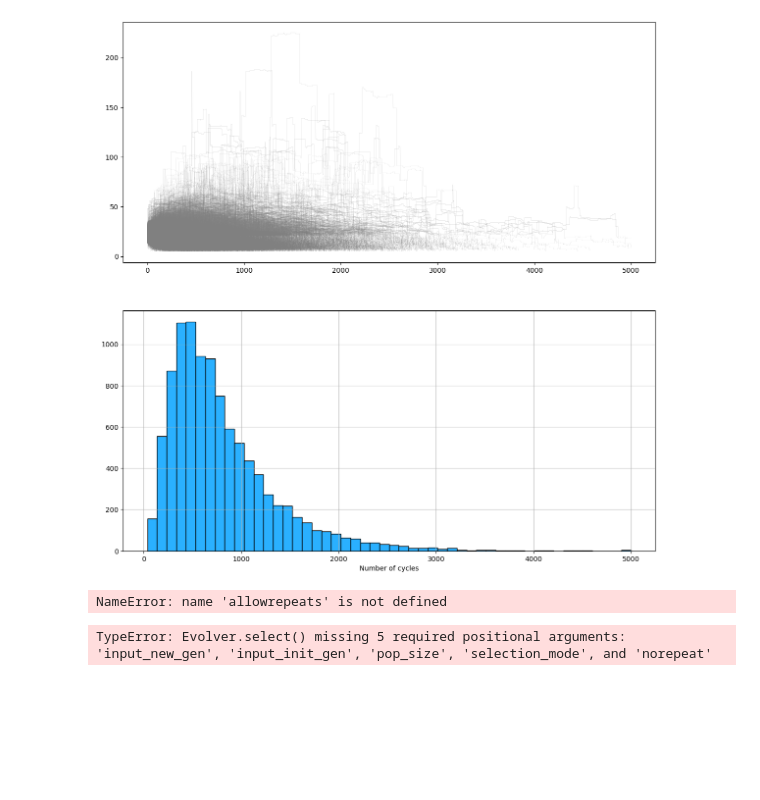
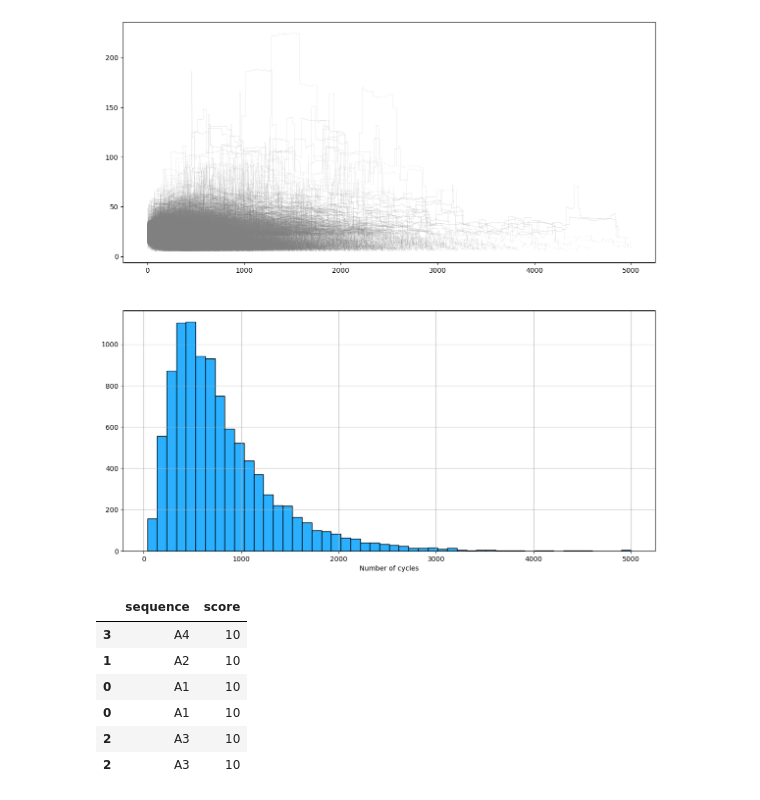
Before and after one commit to sahakyanhk/pfes, a Jupyter notebook: jupyter/ratetest.ipynb, the cells around one changed output. Saved outputs shown, nothing was run; the diff lists cells and outputs as text; code cells hidden in the pictures; blank space fills up the shorter version.

```diff
--- a/jupyter/ratetest.ipynb
+++ b/jupyter/ratetest.ipynb
@@ -55,10 +55,14 @@ evolver = Evolver('codonrates')
 df = pd.DataFrame({'sequence':['A1','A2','A3','A4','A5'] , 'score': [10] * 5})
 df2 = pd.DataFrame({'sequence':['B'] * 5, 'score': [5] * 5})
 # %%
-evolver.select(df, df2, 5, 'weak', allowrepeats==True)
+evolver.select(df, df2, 5, selection_mode='weak', norepeat=True)
-# %% [output]
-NameError: name 'allowrepeats' is not defined
-# %%
-evolver.select()
-# %% [output]
-TypeError: Evolver.select() missing 5 required positional arguments: 'input_new_gen', 'input_init_gen', 'pop_size', 'selection_mode', and 'norepeat'
+# %%
+df.sample(6,replace=(not False))
+# %% [output]
+|  | sequence | score |
+| 3 | A4 | 10 |
+| 1 | A2 | 10 |
+| 0 | A1 | 10 |
+| 0 | A1 | 10 |
+| 2 | A3 | 10 |
+| 2 | A3 | 10 |
```
Also changed, not shown: 4 other files.
